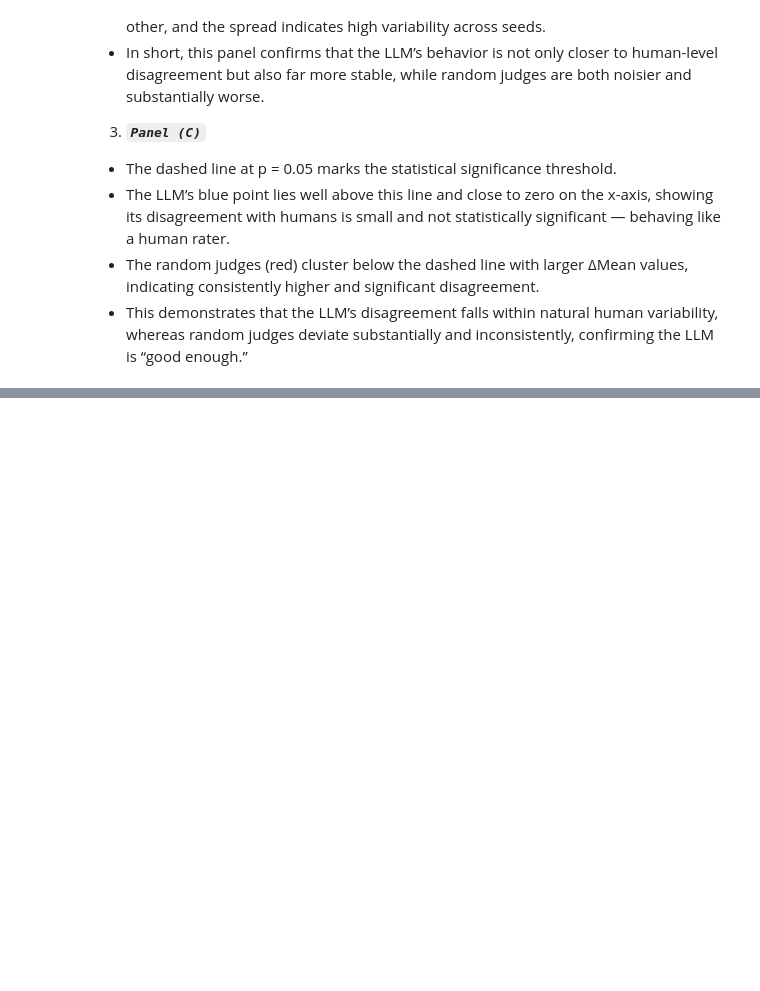
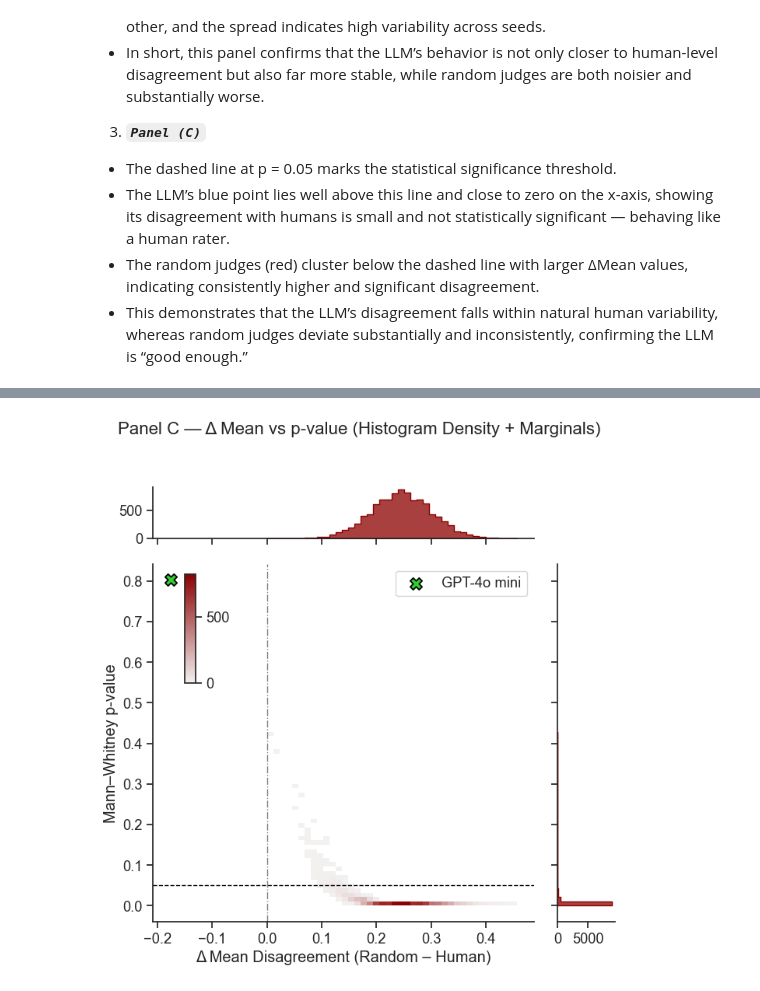
Before and after one commit to Ocean-code-1995/llm-judge-good-enough, a Jupyter notebook: politifact/src/analysis.ipynb, the cells around one changed output, grey strips where cells are left out. Saved outputs shown, nothing was run; the diff lists cells and outputs as text; code cells hidden in the pictures; blank space fills up the shorter version.

```diff
--- a/politifact/src/analysis.ipynb
+++ b/politifact/src/analysis.ipynb
@@ -413,0 +634,68 @@ judge.visualize_robustness(
+# %%
+import seaborn as sns
+import matplotlib.pyplot as plt
+
+sns.set_theme(style="ticks", font_scale=1.2)
+
+# Use a 10k subsample for speed & clarity
+df_sub = df_c.sample(10000, random_state=42)
+
+# Build the joint grid
+g = sns.JointGrid(
+    data=df_sub,
+    x="delta_mean",
+    y="p_value",
+    marginal_ticks=True,
+    height=7
+)
+
+# Add a colorbar inset for the joint histogram
+cax = g.figure.add_axes([.18, .55, .02, .2])
+
+# Joint histogram (2D)
+g.plot_joint(
+    sns.histplot,
+    cmap="light:#8b0000",
+    bins=40,
+    pmax=0.9,
+    cbar=True,
+    cbar_ax=cax
+)
+
+# Marginal histograms
+g.plot_marginals(
+    sns.histplot,
+    element="step",
+    bins=40,
+    color="#8b0000"
+)
+
+# Plot the LLM point on top
+g.ax_joint.scatter(
+    delta_gpt4,
+    pval_gpt4,
+    s=120,
+    color="limegreen",
+    edgecolor="black",
+    marker="X",
+    linewidth=1.3,
+    label="GPT-4o mini"
+)
+
+# Reference lines
+g.ax_joint.axhline(0.05, color="black", linestyle="--", linewidth=1)
+g.ax_joint.axvline(0, color="gray", linestyle="-.", linewidth=1)
+
+# Labels & title
+g.set_axis_labels(
+    "Δ Mean Disagreement (Random – Human)",
+    "Mann–Whitney p-value"
+)
+
+g.ax_joint.legend(loc="upper right")
+plt.suptitle("Panel C — Δ Mean vs p-value (Histogram Density + Marginals)", y=1.03, fontsize=16)
+
+plt.tight_layout()
+plt.show()
+# %% [output]
+[figure, added]
```
Also changed, not shown: parts of 13 cells of this notebook.
